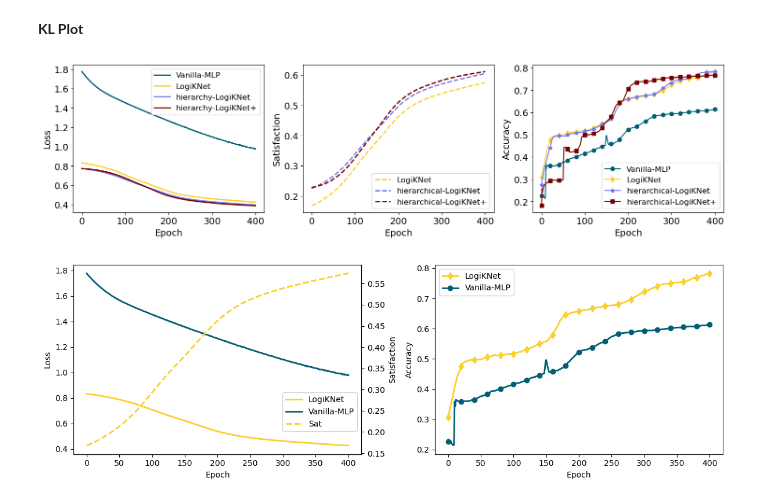
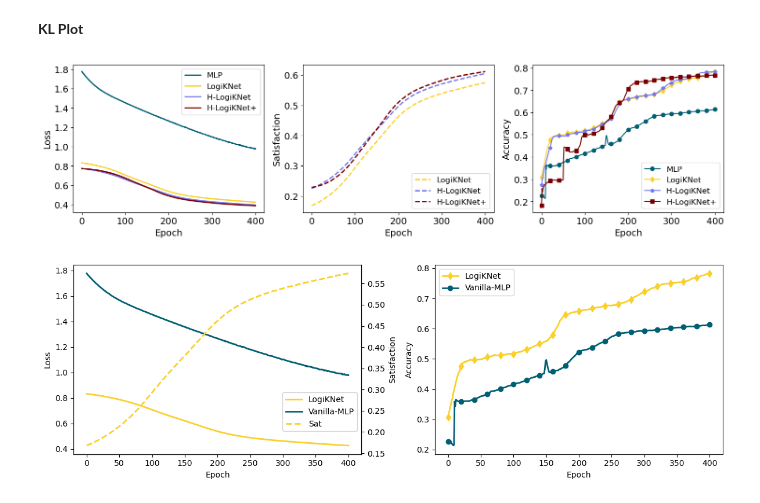
Before and after one commit to zhijin44/LogiKNet, a Jupyter notebook: P1_structurelevel/KAN_2_LTN_hierarchy.ipynb, the cells around one changed output. Drawn from its saved outputs; the diff is of its cells as text; code cells hidden in the pictures.

```diff
--- a/P1_structurelevel/KAN_2_LTN_hierarchy.ipynb
+++ b/P1_structurelevel/KAN_2_LTN_hierarchy.ipynb
@@ -394,10 +394,10 @@ kan_hierarchical_loss, kan_hierarchical_acc, kan_hierarchical_sat = zip(*kan_hie
 kan_2layer_loss, kan_2layer_acc, kan_2layer_sat = zip(*kan_tune_results)
 
 plt_config = {
-    'KL': {'color': '#fad02c', 'marker': 'd'}, # yellow
-    'KLh': {'color': '#7678ed', 'marker': 'p'}, # purple
-    'KLh+': {'color': '#780000', 'marker': 's'}, # red
-    'mlp': {'color': '#005f73', 'marker': 'o'}  # blue
+    'KL': {'color': '#fad02c', 'marker': 'd', 'name': 'LogiKNet'}, # yellow
+    'KLh': {'color': '#7678ed', 'marker': 'p', 'name': 'H-LogiKNet '}, # purple
+    'KLh+': {'color': '#780000', 'marker': 's', 'name': 'H-LogiKNet+'}, # red
+    'mlp': {'color': '#005f73', 'marker': 'o', 'name': 'MLP'}  # blue
 }
 
 line_type = {
@@ -410,44 +410,44 @@ font_size_axis = 12
 line_width = 2
 # %%
 fig, axs = plt.subplots(1, 3, figsize=(15, 4))
-axs[0].plot(mlp_loss, label="Vanilla-MLP", color=plt_config['mlp']['color'], linewidth=line_width)
-axs[0].plot(kan_loss, label="LogiKNet", color=plt_config['KL']['color'],linewidth=line_width)
-axs[0].plot(kan_hierarchical_loss, label="hierarchy-LogiKNet", color=plt_config['KLh']['color'], linewidth=line_width)
-axs[0].plot(kan_2layer_loss, label="hierarchy-LogiKNet+", color=plt_config['KLh+']['color'], linewidth=line_width)
+axs[0].plot(mlp_loss, label=plt_config['mlp']['name'], color=plt_config['mlp']['color'], linewidth=line_width)
+axs[0].plot(kan_loss, label=plt_config['KL']['name'], color=plt_config['KL']['color'],linewidth=line_width)
+axs[0].plot(kan_hierarchical_loss, label=plt_config['KLh']['name'], color=plt_config['KLh']['color'], linewidth=line_width)
+axs[0].plot(kan_2layer_loss, label=plt_config['KLh+']['name'], color=plt_config['KLh+']['color'], linewidth=line_width)
 axs[0].set_xlabel("Epoch", fontsize=font_size)
 axs[0].set_ylabel("Loss", fontsize=font_size)
 axs[0].tick_params(axis='both', labelsize=font_size)
 axs[0].legend(prop={'size': font_size_axis})
 
-axs[1].plot(kan_sat, label="LogiKNet", color=plt_config['KL']['color'],
+axs[1].plot(kan_sat, label=plt_config['KL']['name'], color=plt_config['KL']['color'],
             linestyle=line_type['sat']['linestyle'], linewidth=line_width)
-axs[1].plot(kan_hierarchical_sat, label="hierarchical-LogiKNet", color=plt_config['KLh']['color'],
+axs[1].plot(kan_hierarchical_sat, label=plt_config['KLh']['name'], color=plt_config['KLh']['color'],
             linestyle=line_type['sat']['linestyle'], linewidth=line_width)
-axs[1].plot(kan_2layer_sat, label="hierarchical-LogiKNet+", color=plt_config['KLh+']['color'],
+axs[1].plot(kan_2layer_sat, label=plt_config['KLh+']['name'], color=plt_config['KLh+']['color'],
             linestyle=line_type['sat']['linestyle'], linewidth=line_width)
 axs[1].set_xlabel("Epoch", fontsize=font_size)
 axs[1].set_ylabel("Satisfaction", fontsize=font_size)
 axs[1].tick_params(axis='both', labelsize=font_size)
 axs[1].legend(loc='lower right', prop={'size': font_size_axis})
 
-axs[2].plot(mlp_acc, label="Vanilla-MLP", color=plt_config['mlp']['color'],
+axs[2].plot(mlp_acc, label=plt_config['mlp']['name'], color=plt_config['mlp']['color'],
             marker=plt_config['mlp']['marker'], markevery=20)
-axs[2].plot(kan_acc, label="LogiKNet", color=plt_config['KL']['color'],
+axs[2].plot(kan_acc, label=plt_config['KL']['name'], color=plt_config['KL']['color'],
             marker=plt_config['KL']['marker'], markevery=20)
-axs[2].plot(kan_hierarchical_acc, label="hierarchical-LogiKNet", color=plt_config['KLh']['color'],
+axs[2].plot(kan_hierarchical_acc, label=plt_config['KLh']['name'], color=plt_config['KLh']['color'],
             marker=plt_config['KLh']['marker'], markevery=20)
-axs[2].plot(kan_2layer_acc, label="hierarchical-LogiKNet+", color=plt_config['KLh+']['color'],
+axs[2].plot(kan_2layer_acc, label=plt_config['KLh+']['name'], color=plt_config['KLh+']['color'],
             marker=plt_config['KLh+']['marker'], markevery=20)
 axs[2].set_xlabel("Epoch", fontsize=font_size)
 axs[2].set_ylabel("Accuracy", fontsize=font_size)
 axs[2].tick_params(axis='both', labelsize=font_size)
 axs[2].legend(prop={'size': font_size_axis})
 
 plt.tight_layout()
 # plt.show()
 plt.savefig("./output/all-model-performance.pdf", format="pdf", dpi=300)
 # %% [output]
-[figure, old version]
+[figure, new version]
 # %%
 fig, axs = plt.subplots(1, 2, figsize=(12, 4))
 
```
Also changed, not shown: 21 other files.
